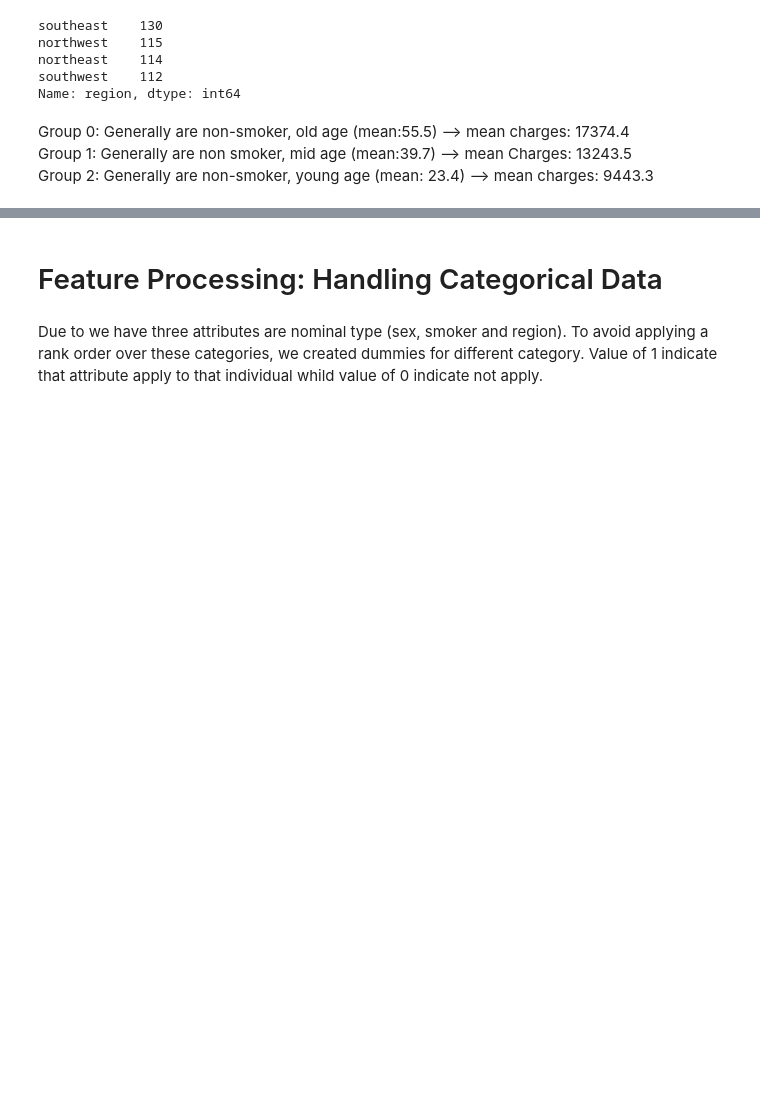
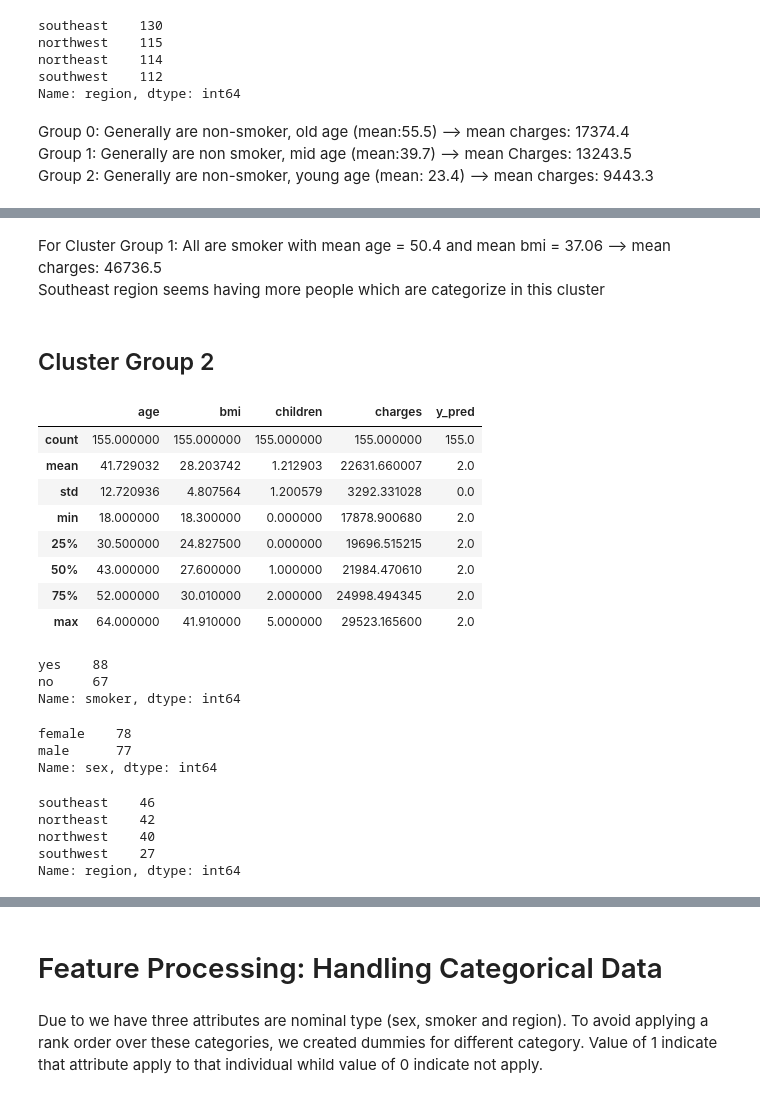
Before and after one commit to rockyclh/US-Insurance-Charges, a Jupyter notebook: US Medical Insurance Cost.ipynb, the cells around one changed output, grey strips where cells are left out. Drawn from its saved outputs; the diff is of its cells as text; code cells hidden in the pictures; blank space fills up the shorter version.

```diff
--- a/US Medical Insurance Cost.ipynb
+++ b/US Medical Insurance Cost.ipynb
@@ -515,0 +605,37 @@ Group 2: Generally are non-smoker, young age (mean: 23.4) --> mean charges: 9443
+# %% [markdown]
+For Cluster Group 1: All are smoker with mean age = 50.4 and mean bmi = 37.06 --> mean charges: 46736.5 \
+Southeast region seems having more people which are categorize in this cluster
+# %% [markdown]
+## Cluster Group 2
+# %%
+insurance_cost_le_insight[insurance_cost_le_insight['y_pred'] == 2].describe()
+# %% [output]
+|  | age | bmi | children | charges | y_pred |
+| count | 155.000000 | 155.000000 | 155.000000 | 155.000000 | 155.0 |
+| mean | 41.729032 | 28.203742 | 1.212903 | 22631.660007 | 2.0 |
+| std | 12.720936 | 4.807564 | 1.200579 | 3292.331028 | 0.0 |
+| min | 18.000000 | 18.300000 | 0.000000 | 17878.900680 | 2.0 |
+| 25% | 30.500000 | 24.827500 | 0.000000 | 19696.515215 | 2.0 |
+| 50% | 43.000000 | 27.600000 | 1.000000 | 21984.470610 | 2.0 |
+| 75% | 52.000000 | 30.010000 | 2.000000 | 24998.494345 | 2.0 |
+| max | 64.000000 | 41.910000 | 5.000000 | 29523.165600 | 2.0 |
+# %%
+insurance_cost_le_insight['smoker'][insurance_cost_le_insight['y_pred'] == 2].value_counts()
+# %% [output]
+yes    88
+no     67
+Name: smoker, dtype: int64
+# %%
+insurance_cost_le_insight['sex'][insurance_cost_le_insight['y_pred'] == 2].value_counts()
+# %% [output]
+female    78
+male      77
+Name: sex, dtype: int64
+# %%
+insurance_cost_le_insight['region'][insurance_cost_le_insight['y_pred'] == 2].value_counts()
+# %% [output]
+southeast    46
+northeast    42
+northwest    40
+southwest    27
+Name: region, dtype: int64
```
Also changed, not shown: parts of 43 cells of this notebook.
